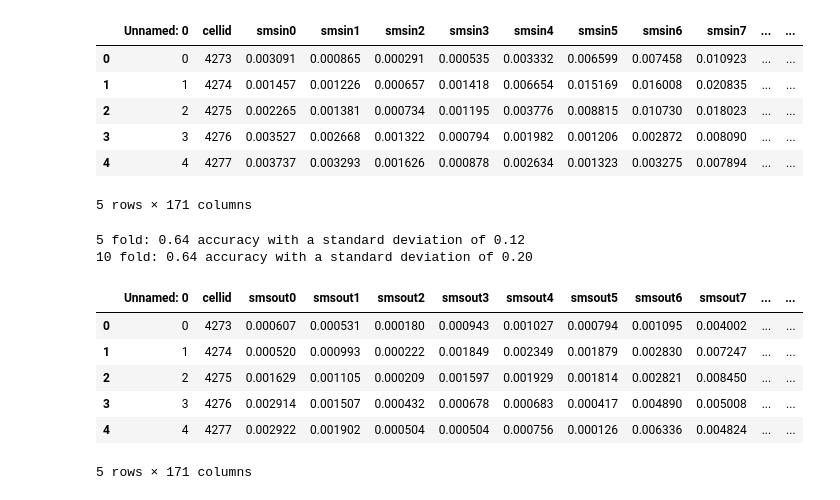
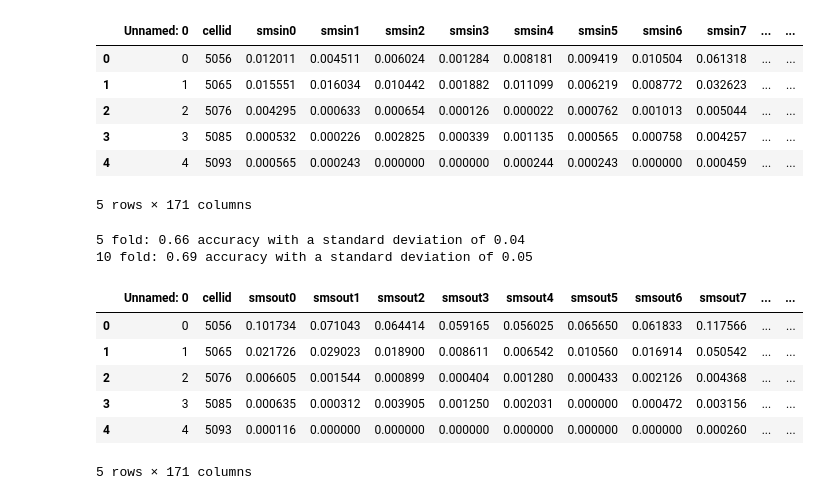
Before and after one commit to mendozamanu/milan-mobility, a Jupyter notebook: kNN-week.ipynb, the cells around one changed output. Drawn from its saved outputs; the diff is of its cells as text; code cells hidden in the pictures.

Commit message:
New classifications and 20x20 grid

```diff
--- a/kNN-week.ipynb
+++ b/kNN-week.ipynb
@@ -7,14 +8,14 @@ from sklearn.model_selection import cross_val_score
 # %%
 #Week 4-10 nov: smsin traffic
-data = pd.read_csv("./classif/weekly10x10/classif10x10week_smsin.csv")
+data = pd.read_csv("./classif/randomgrid/classif-randomgridweek_smsin.csv")
 data.head()
 # %% [output]
 |  | Unnamed: 0 | cellid | smsin0 | smsin1 | smsin2 | smsin3 | smsin4 | smsin5 | smsin6 | smsin7 | ... | ... |
-| 0 | 0 | 4273 | 0.003091 | 0.000865 | 0.000291 | 0.000535 | 0.003332 | 0.006599 | 0.007458 | 0.010923 | ... | ... |
-| 1 | 1 | 4274 | 0.001457 | 0.001226 | 0.000657 | 0.001418 | 0.006654 | 0.015169 | 0.016008 | 0.020835 | ... | ... |
-| 2 | 2 | 4275 | 0.002265 | 0.001381 | 0.000734 | 0.001195 | 0.003776 | 0.008815 | 0.010730 | 0.018023 | ... | ... |
-| 3 | 3 | 4276 | 0.003527 | 0.002668 | 0.001322 | 0.000794 | 0.001982 | 0.001206 | 0.002872 | 0.008090 | ... | ... |
-| 4 | 4 | 4277 | 0.003737 | 0.003293 | 0.001626 | 0.000878 | 0.002634 | 0.001323 | 0.003275 | 0.007894 | ... | ... |
+| 0 | 0 | 5056 | 0.012011 | 0.004511 | 0.006024 | 0.001284 | 0.008181 | 0.009419 | 0.010504 | 0.061318 | ... | ... |
+| 1 | 1 | 5065 | 0.015551 | 0.016034 | 0.010442 | 0.001882 | 0.011099 | 0.006219 | 0.008772 | 0.032623 | ... | ... |
+| 2 | 2 | 5076 | 0.004295 | 0.000633 | 0.000654 | 0.000126 | 0.000022 | 0.000762 | 0.001013 | 0.005044 | ... | ... |
+| 3 | 3 | 5085 | 0.000532 | 0.000226 | 0.002825 | 0.000339 | 0.001135 | 0.000565 | 0.000758 | 0.004257 | ... | ... |
+| 4 | 4 | 5093 | 0.000565 | 0.000243 | 0.000000 | 0.000000 | 0.000244 | 0.000243 | 0.000000 | 0.000459 | ... | ... |
 5 rows × 171 columns
 # %%
 y = data.iloc[:,170] #h/w
@@ -27,18 +28,18 @@ scores2 = cross_val_score(knn, x, y, cv=10)
 print("5 fold: %0.2f accuracy with a standard deviation of %0.2f" % (scores1.mean(), scores1.std()))
 print("10 fold: %0.2f accuracy with a standard deviation of %0.2f" % (scores2.mean(), scores2.std()))
 # %% [output]
-5 fold: 0.64 accuracy with a standard deviation of 0.12
-10 fold: 0.64 accuracy with a standard deviation of 0.20
+5 fold: 0.66 accuracy with a standard deviation of 0.04
+10 fold: 0.69 accuracy with a standard deviation of 0.05
 # %%
-data = pd.read_csv("./classif/weekly10x10/classif10x10week_smsout.csv")
+data = pd.read_csv("./classif/randomgrid/classif-randomgridweek_smsout.csv")
 data.head()
 # %% [output]
 |  | Unnamed: 0 | cellid | smsout0 | smsout1 | smsout2 | smsout3 | smsout4 | smsout5 | smsout6 | smsout7 | ... | ... |
-| 0 | 0 | 4273 | 0.000607 | 0.000531 | 0.000180 | 0.000943 | 0.001027 | 0.000794 | 0.001095 | 0.004002 | ... | ... |
-| 1 | 1 | 4274 | 0.000520 | 0.000993 | 0.000222 | 0.001849 | 0.002349 | 0.001879 | 0.002830 | 0.007247 | ... | ... |
-| 2 | 2 | 4275 | 0.001629 | 0.001105 | 0.000209 | 0.001597 | 0.001929 | 0.001814 | 0.002821 | 0.008450 | ... | ... |
-| 3 | 3 | 4276 | 0.002914 | 0.001507 | 0.000432 | 0.000678 | 0.000683 | 0.000417 | 0.004890 | 0.005008 | ... | ... |
-| 4 | 4 | 4277 | 0.002922 | 0.001902 | 0.000504 | 0.000504 | 0.000756 | 0.000126 | 0.006336 | 0.004824 | ... | ... |
+| 0 | 0 | 5056 | 0.101734 | 0.071043 | 0.064414 | 0.059165 | 0.056025 | 0.065650 | 0.061833 | 0.117566 | ... | ... |
+| 1 | 1 | 5065 | 0.021726 | 0.029023 | 0.018900 | 0.008611 | 0.006542 | 0.010560 | 0.016914 | 0.050542 | ... | ... |
+| 2 | 2 | 5076 | 0.006605 | 0.001544 | 0.000899 | 0.000404 | 0.001280 | 0.000433 | 0.002126 | 0.004368 | ... | ... |
+| 3 | 3 | 5085 | 0.000635 | 0.000312 | 0.003905 | 0.001250 | 0.002031 | 0.000000 | 0.000472 | 0.003156 | ... | ... |
+| 4 | 4 | 5093 | 0.000116 | 0.000000 | 0.000000 | 0.000000 | 0.000000 | 0.000000 | 0.000000 | 0.000260 | ... | ... |
 5 rows × 171 columns
 # %%
 y = data.iloc[:,170] #h/w
```
Also changed, not shown: parts of 11 cells of this notebook, 23 other files.
